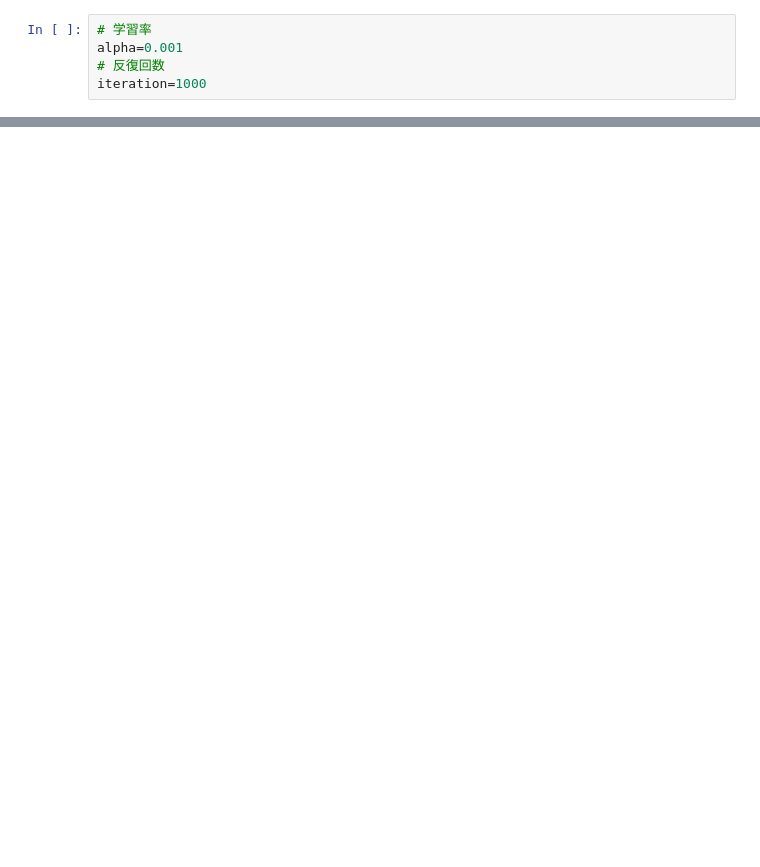
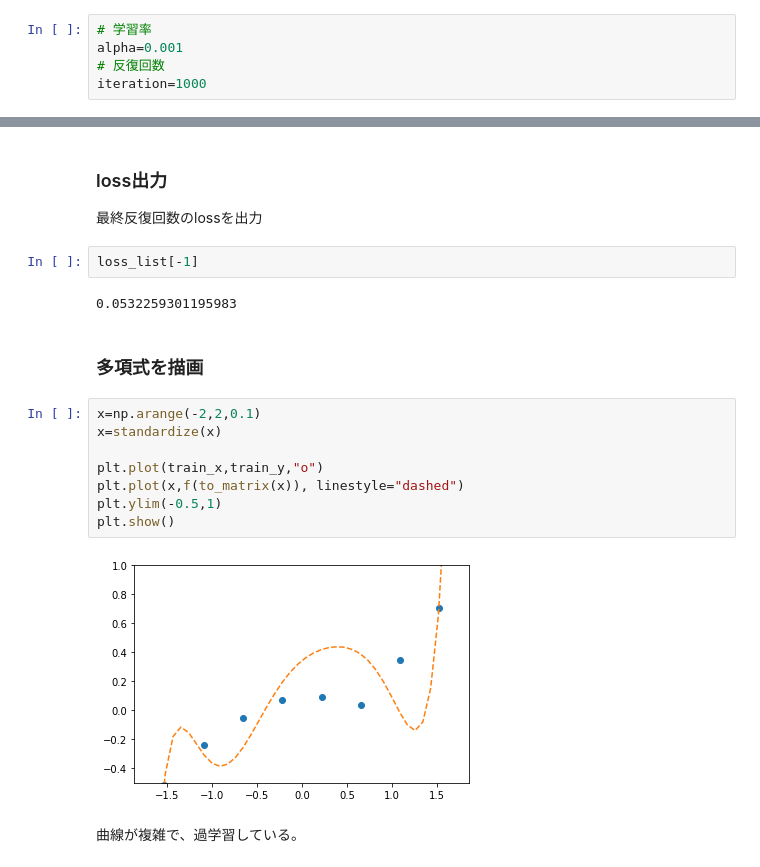
Before and after one commit to ha9kberry/ml, a Jupyter notebook: regularization/regularization.ipynb, the cells around one changed output, grey strips where cells are left out. Saved outputs shown, nothing was run; the diff lists cells and outputs as text; blank space fills up the shorter version.

```diff
--- a/regularization/regularization.ipynb
+++ b/regularization/regularization.ipynb
@@ -120,0 +134,21 @@ for i in range(iteration):
+# %% [markdown]
+### loss出力
+最終反復回数のlossを出力
+# %%
+loss_list[-1]
+# %% [output]
+0.0532259301195983
+# %% [markdown]
+### 多項式を描画
+# %%
+x=np.arange(-2,2,0.1)
+x=standardize(x)
+
+plt.plot(train_x,train_y,"o")
+plt.plot(x,f(to_matrix(x)), linestyle="dashed")
+plt.ylim(-0.5,1)
+plt.show()
+# %% [output]
+[figure, added]
+# %% [markdown]
+曲線が複雑で、過学習している。
```
Also changed, not shown: parts of 26 cells of this notebook.
